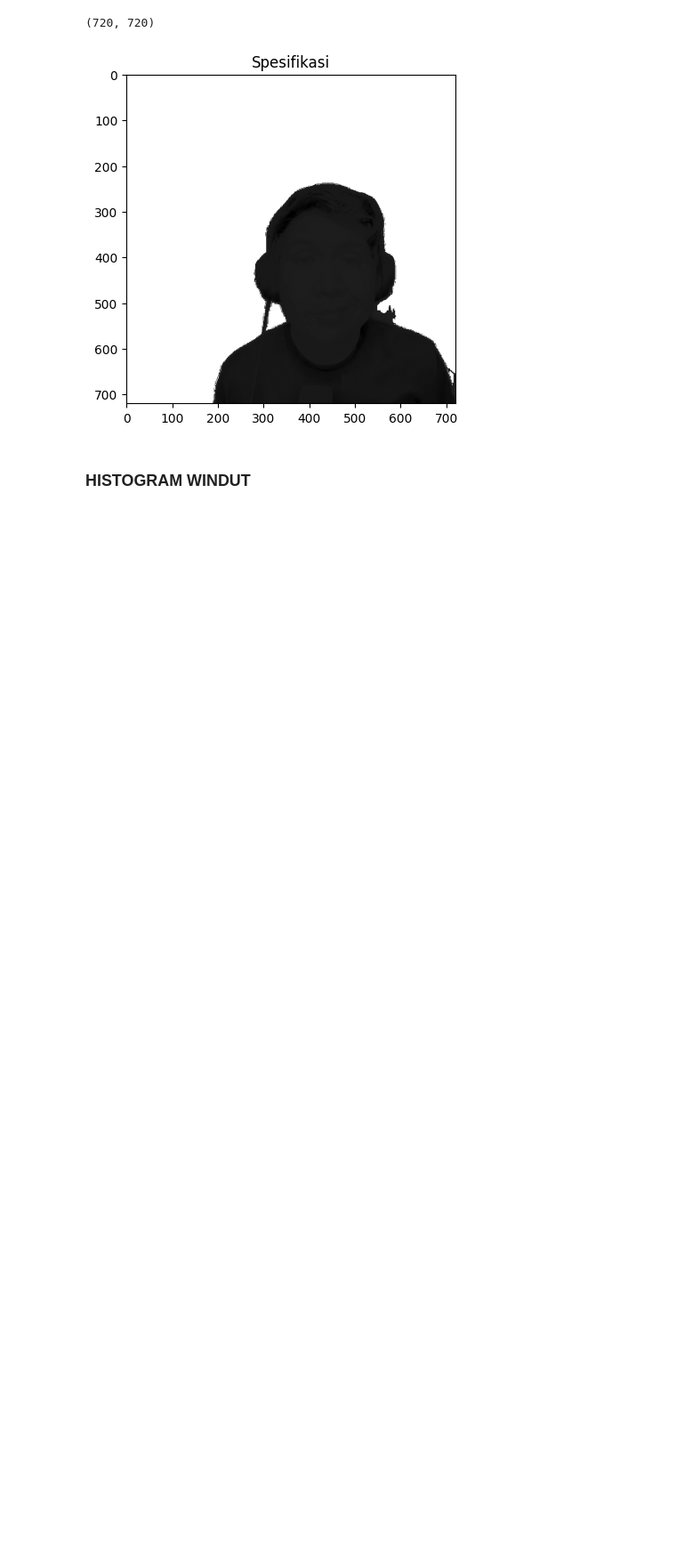
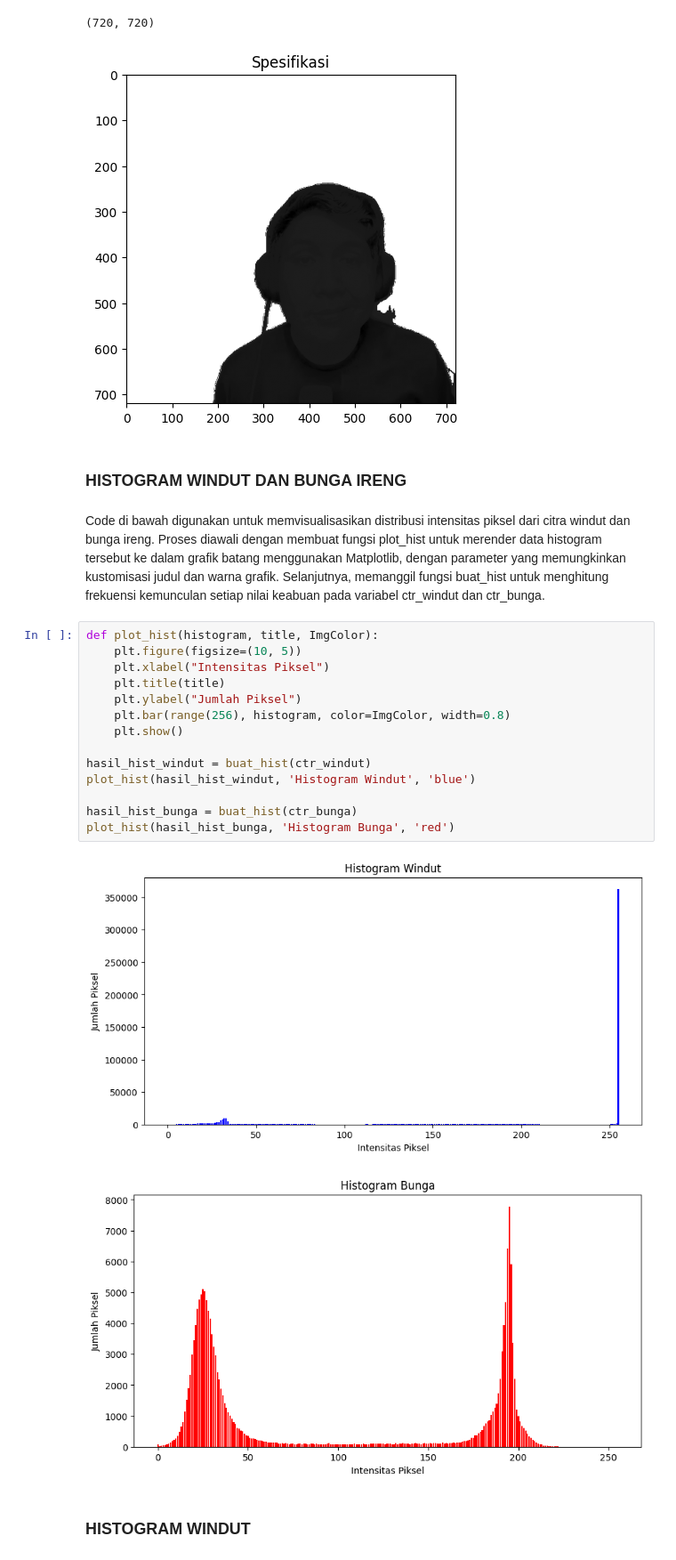
Before and after one commit to ilhamtegu34/modul-2-jurnal-ilhamtegu34, a Jupyter notebook: Jurnal_Modul2.ipynb, the cells around one changed output. Shown at 89% size. Drawn from its saved outputs; the diff is of its cells as text; blank space fills up the shorter version.

```diff
--- a/Jurnal_Modul2.ipynb
+++ b/Jurnal_Modul2.ipynb
@@ -239,5 +263,26 @@ print(spesifikasi.shape)
 # %% [output]
 (720, 720)
 [figure]
+# %% [markdown]
+###   HISTOGRAM WINDUT DAN BUNGA IRENG
+# %% [markdown]
+Code di bawah digunakan untuk memvisualisasikan distribusi intensitas piksel dari citra windut dan bunga ireng. Proses diawali dengan membuat fungsi plot_hist untuk merender data histogram tersebut ke dalam grafik batang menggunakan Matplotlib, dengan parameter yang memungkinkan kustomisasi judul dan warna grafik. Selanjutnya, memanggil fungsi buat_hist untuk menghitung frekuensi kemunculan setiap nilai keabuan pada variabel ctr_windut dan ctr_bunga.
+# %%
+def plot_hist(histogram, title, ImgColor):
+    plt.figure(figsize=(10, 5))
+    plt.xlabel("Intensitas Piksel")
+    plt.title(title)
+    plt.ylabel("Jumlah Piksel")
+    plt.bar(range(256), histogram, color=ImgColor, width=0.8)
+    plt.show()
+
+hasil_hist_windut = buat_hist(ctr_windut)
+plot_hist(hasil_hist_windut, 'Histogram Windut', 'blue')
+
+hasil_hist_bunga = buat_hist(ctr_bunga)
+plot_hist(hasil_hist_bunga, 'Histogram Bunga', 'red')
+# %% [output]
+[figure, added]
+[figure, added]
 # %% [markdown]
 ###   HISTOGRAM WINDUT
```
Also changed, not shown: parts of 32 cells of this notebook.
